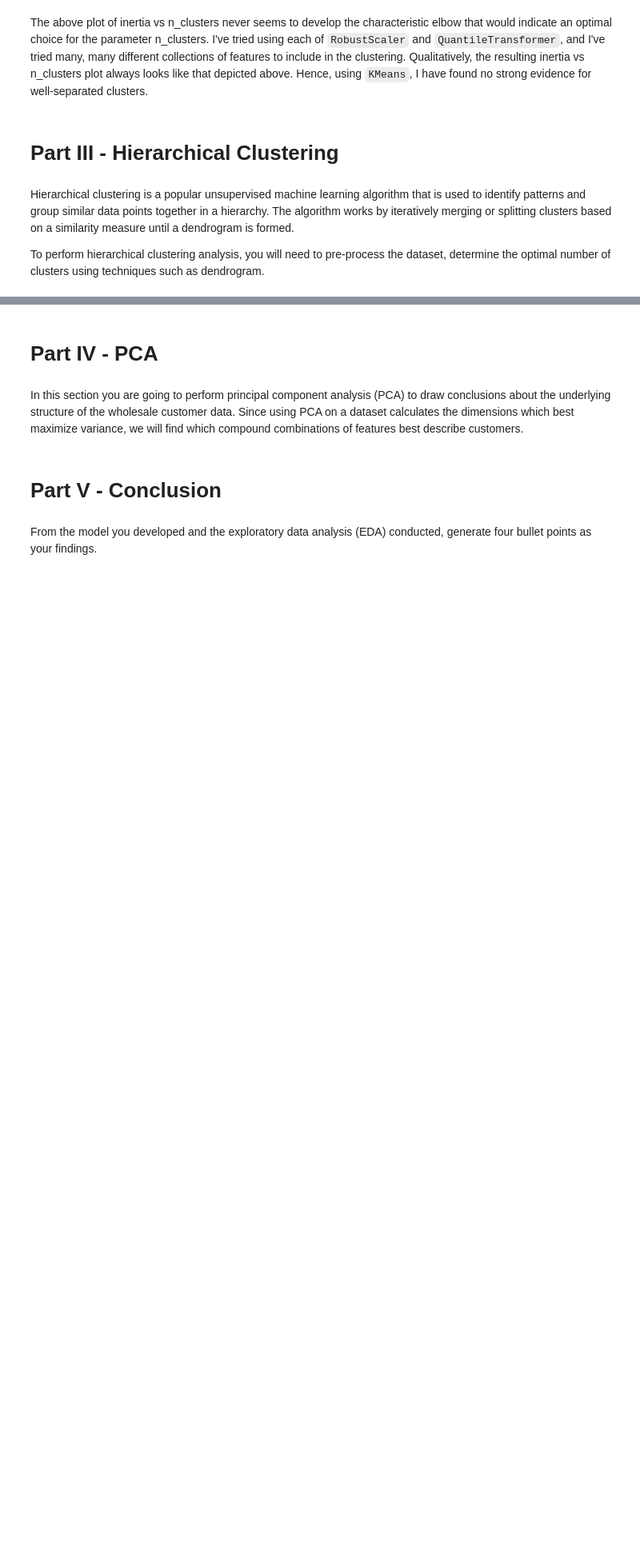
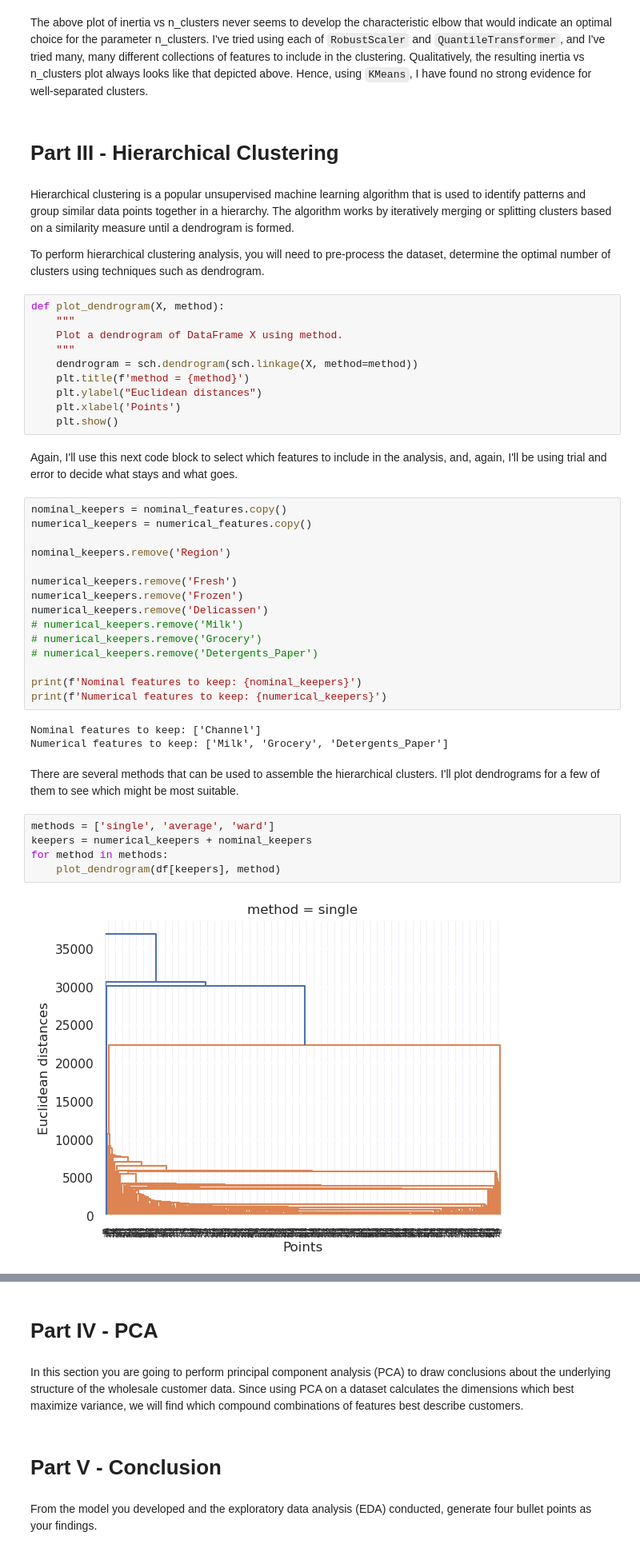
Before and after one commit to harnettd/ml-project-unsupervised-learning, a Jupyter notebook: Unsupervised Learning - Project.ipynb, the cells around one changed output, grey strips where cells are left out. Shown at 80% size. Drawn from its saved outputs; the diff is of its cells as text; blank space fills up the shorter version.

Commit message:
complete hierarchical clustering analysis

```diff
--- a/Unsupervised Learning - Project.ipynb
+++ b/Unsupervised Learning - Project.ipynb
@@ -279,3 +281,42 @@ The above plot of inertia vs n_clusters never seems to develop the characteristi
 Hierarchical clustering is a popular unsupervised machine learning algorithm that is used to identify patterns and group similar data points together in a hierarchy. The algorithm works by iteratively merging or splitting clusters based on a similarity measure until a dendrogram is formed.
 
 To perform hierarchical clustering analysis, you will need to pre-process the dataset, determine the optimal number of clusters using techniques such as dendrogram.
+# %%
+def plot_dendrogram(X, method):
+    """
+    Plot a dendrogram of DataFrame X using method.
+    """
+    dendrogram = sch.dendrogram(sch.linkage(X, method=method))
+    plt.title(f'method = {method}')
+    plt.ylabel("Euclidean distances")
+    plt.xlabel('Points')
+    plt.show()
+# %% [markdown]
+Again, I'll use this next code block to select which features to include in the analysis, and, again, I'll be using trial and error to decide what stays and what goes.
+# %%
+nominal_keepers = nominal_features.copy()
+numerical_keepers = numerical_features.copy()
+
+nominal_keepers.remove('Region')
+
+numerical_keepers.remove('Fresh')
+numerical_keepers.remove('Frozen')
+numerical_keepers.remove('Delicassen')
+# numerical_keepers.remove('Milk')
+# numerical_keepers.remove('Grocery')
+# numerical_keepers.remove('Detergents_Paper')
+
+print(f'Nominal features to keep: {nominal_keepers}')
+print(f'Numerical features to keep: {numerical_keepers}')
+# %% [output]
+Nominal features to keep: ['Channel']
+Numerical features to keep: ['Milk', 'Grocery', 'Detergents_Paper']
+# %% [markdown]
+There are several methods that can be used to assemble the hierarchical clusters. I'll plot dendrograms for a few of them to see which might be most suitable.
+# %%
+methods = ['single', 'average', 'ward']
+keepers = numerical_keepers + nominal_keepers
+for method in methods:
+    plot_dendrogram(df[keepers], method)
+# %% [output]
+[figure, added]
```
Also changed, not shown: parts of 7 cells of this notebook.
